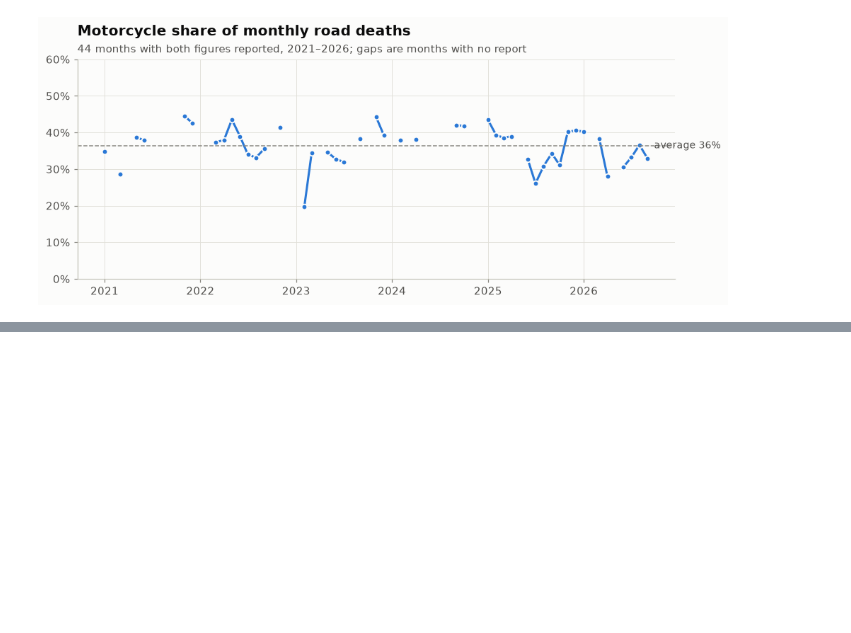
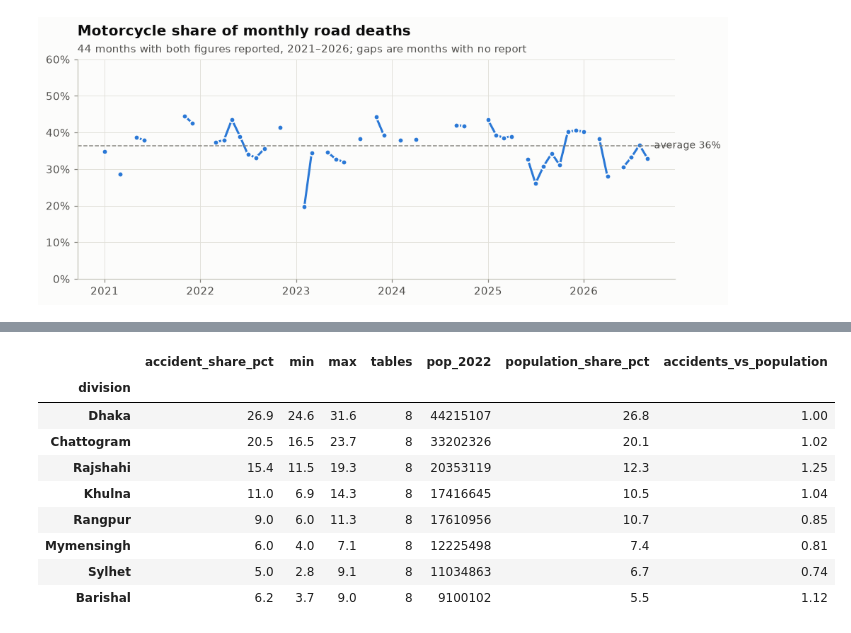
Before and after one commit to MehrazRumman/BD-Road-Accident, a Jupyter notebook: notebooks/02_analysis.ipynb, the cells around one changed output, grey strips where cells are left out. Saved outputs shown, nothing was run; the diff lists cells and outputs as text; code cells hidden in the pictures; blank space fills up the shorter version.

```diff
--- a/notebooks/02_analysis.ipynb
+++ b/notebooks/02_analysis.ipynb
@@ -268,0 +277,29 @@ year
+# %%
+DIVISIONS = ["Dhaka", "Chattogram", "Rajshahi", "Khulna", "Rangpur", "Mymensingh", "Sylhet", "Barishal"]
+
+shares = division[(division["measure"] == "share_pct") & (division["period_type"] == "month")]
+complete = shares.groupby(["year", "month"])["division"].nunique().loc[lambda s: s == 8].index
+shares = shares.set_index(["year", "month"]).loc[complete].reset_index()
+# Each table should add up to ~100%; rescale the small rounding differences away.
+shares["share_pct"] = 100 * shares["value"] / shares.groupby(["year", "month"])["value"].transform("sum")
+
+div_table = (
+    shares.groupby("division")["share_pct"].agg(accident_share_pct="mean", min="min", max="max", tables="count")
+    .join(population.set_index("division")["pop_2022"])
+)
+div_table["population_share_pct"] = 100 * div_table["pop_2022"] / div_table["pop_2022"].sum()
+div_table["accidents_vs_population"] = div_table["accident_share_pct"] / div_table["population_share_pct"]
+div_table = div_table.loc[DIVISIONS].round({"accident_share_pct": 1, "min": 1, "max": 1, "population_share_pct": 1,
+                                            "accidents_vs_population": 2})
+div_table
+# %% [output]
+|  | accident_share_pct | min | max | tables | pop_2022 | population_share_pct | accidents_vs_population |
+| division |  |  |  |  |  |  |  |
+| Dhaka | 26.9 | 24.6 | 31.6 | 8 | 44215107 | 26.8 | 1.00 |
+| Chattogram | 20.5 | 16.5 | 23.7 | 8 | 33202326 | 20.1 | 1.02 |
+| Rajshahi | 15.4 | 11.5 | 19.3 | 8 | 20353119 | 12.3 | 1.25 |
+| Khulna | 11.0 | 6.9 | 14.3 | 8 | 17416645 | 10.5 | 1.04 |
+| Rangpur | 9.0 | 6.0 | 11.3 | 8 | 17610956 | 10.7 | 0.85 |
+| Mymensingh | 6.0 | 4.0 | 7.1 | 8 | 12225498 | 7.4 | 0.81 |
+| Sylhet | 5.0 | 2.8 | 9.1 | 8 | 11034863 | 6.7 | 0.74 |
+| Barishal | 6.2 | 3.7 | 9.0 | 8 | 9100102 | 5.5 | 1.12 |
```
Also changed, not shown: parts of 7 cells of this notebook, 2 other files.
